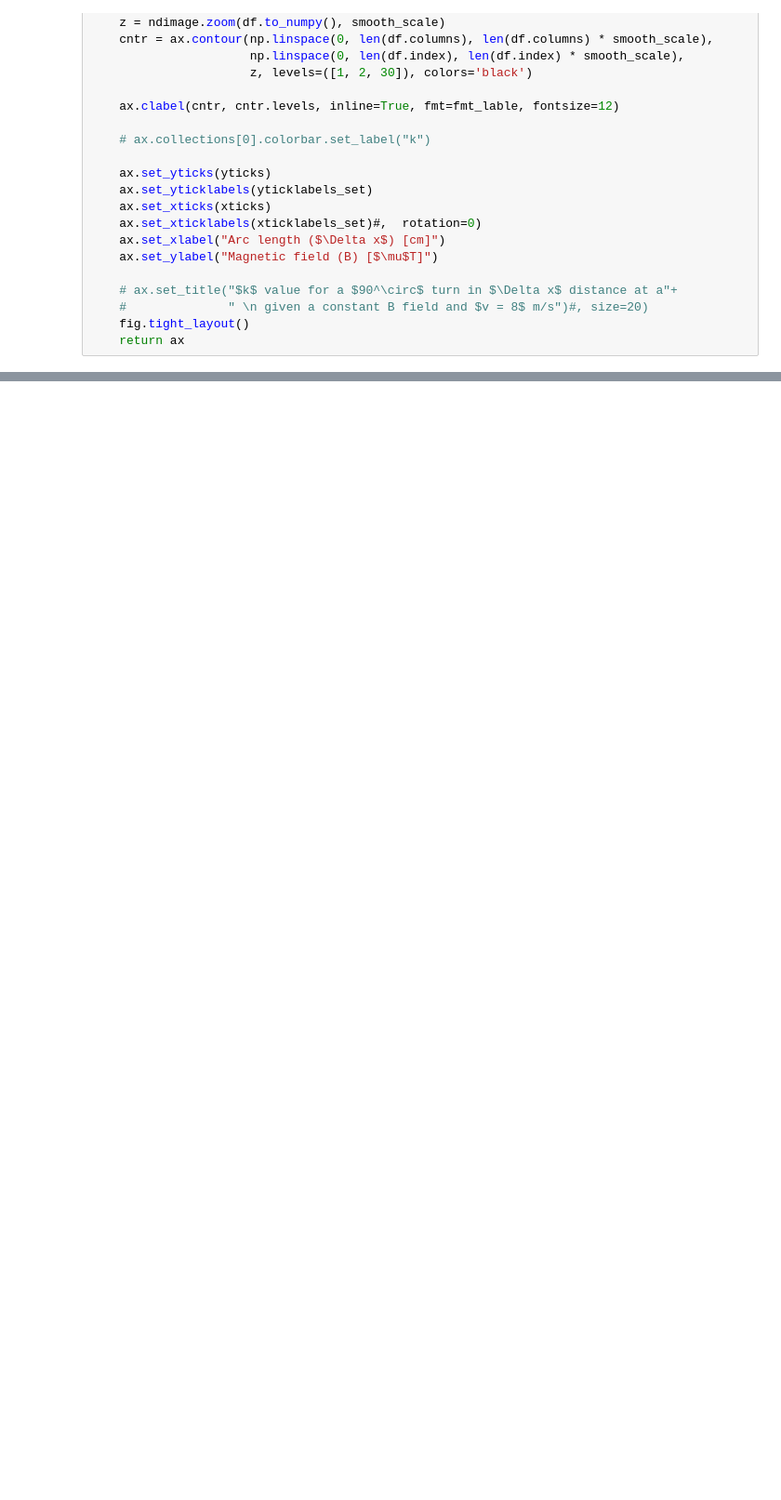
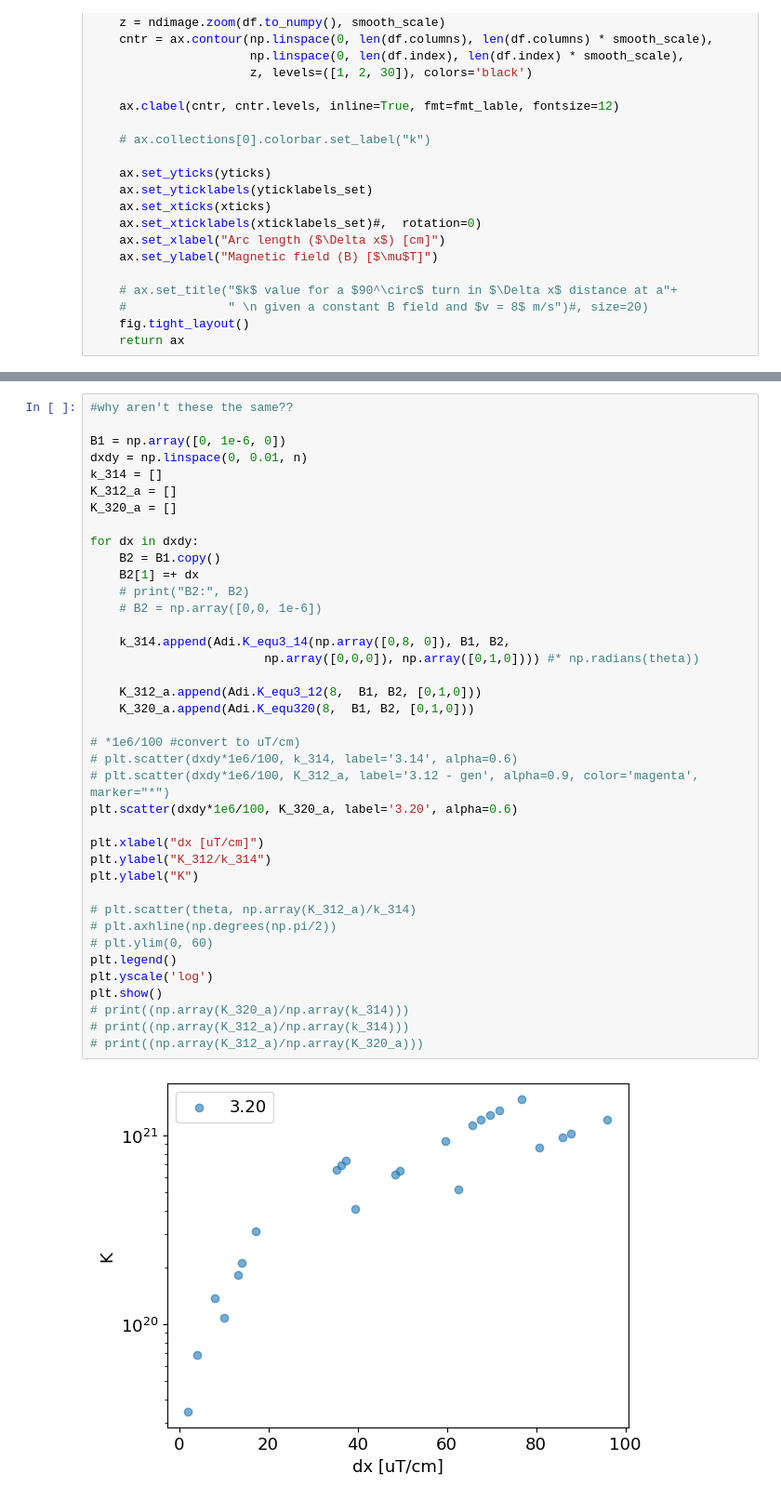
Before and after one commit to eklem1/AdiabaticSpinTransp, a Jupyter notebook: CalculatingK.ipynb, the cells around one changed output, grey strips where cells are left out. Shown: that part at 93% size. Cells and saved outputs as stored; diff of their text form; blank space fills up the shorter version.

```diff
--- a/CalculatingK.ipynb
+++ b/CalculatingK.ipynb
@@ -1530,0 +957,41 @@ plt.show()
+# %%
+#why aren't these the same??
+
+B1 = np.array([0, 1e-6, 0])
+dxdy = np.linspace(0, 0.01, n)
+k_314 = []
+K_312_a = []
+K_320_a = []
+
+for dx in dxdy:
+    B2 = B1.copy()
+    B2[1] =+ dx
+    # print("B2:", B2)
+    # B2 = np.array([0,0, 1e-6])
+
+    k_314.append(Adi.K_equ3_14(np.array([0,8, 0]), B1, B2,
+                        np.array([0,0,0]), np.array([0,1,0]))) #* np.radians(theta))
+
+    K_312_a.append(Adi.K_equ3_12(8,  B1, B2, [0,1,0]))
+    K_320_a.append(Adi.K_equ320(8,  B1, B2, [0,1,0]))
+
+# *1e6/100 #convert to uT/cm)
+# plt.scatter(dxdy*1e6/100, k_314, label='3.14', alpha=0.6)
+# plt.scatter(dxdy*1e6/100, K_312_a, label='3.12 - gen', alpha=0.9, color='magenta', marker="*")
+plt.scatter(dxdy*1e6/100, K_320_a, label='3.20', alpha=0.6)
+
+plt.xlabel("dx [uT/cm]")
+plt.ylabel("K_312/k_314")
+plt.ylabel("K")
+
+# plt.scatter(theta, np.array(K_312_a)/k_314)
+# plt.axhline(np.degrees(np.pi/2))
+# plt.ylim(0, 60)
+plt.legend()
+plt.yscale('log')
+plt.show()
+# print((np.array(K_320_a)/np.array(k_314)))
+# print((np.array(K_312_a)/np.array(k_314)))
+# print((np.array(K_312_a)/np.array(K_320_a)))
+# %% [output]
+[figure, added]
```
Also changed, not shown: parts of 77 cells of this notebook, 23 other files.
